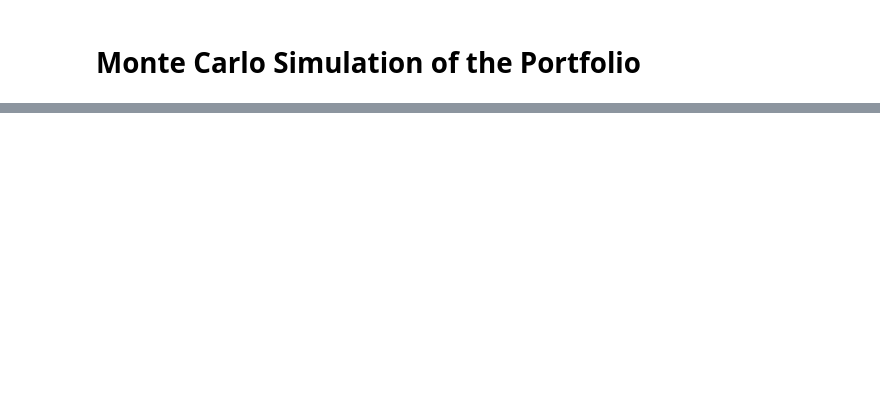
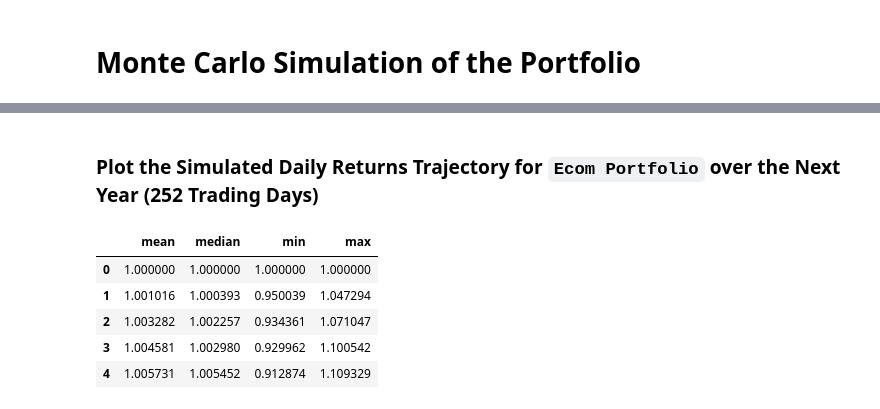
Before and after one commit to jojomani/modern_ecommerce_analysis, a Jupyter notebook: modern_ecom_analysis.ipynb, the cells around one changed output, grey strips where cells are left out. Saved outputs shown, nothing was run; the diff lists cells and outputs as text; code cells hidden in the pictures; blank space fills up the shorter version.

```diff
--- a/modern_ecom_analysis.ipynb
+++ b/modern_ecom_analysis.ipynb
@@ -464,0 +628,23 @@ one_year_simulation.plot_simulation()
+# %% [markdown]
+### Plot the Simulated Daily Returns Trajectory for `Ecom Portfolio` over the Next Year (252 Trading Days)
+# %%
+# Compute summary statistics from the simulated daily returns
+simulated_returns_data = {
+    "mean": list(one_year_simulation.simulated_return.mean(axis=1)),
+    "median": list(one_year_simulation.simulated_return.median(axis=1)),
+    "min": list(one_year_simulation.simulated_return.min(axis=1)),
+    "max": list(one_year_simulation.simulated_return.max(axis=1))
+}
+
+# Create a DataFrame with the summary statistics
+df_simulated_returns = pd.DataFrame(simulated_returns_data)
+
+# Display sample data
+df_simulated_returns.head()
+# %% [output]
+|  | mean | median | min | max |
+| 0 | 1.000000 | 1.000000 | 1.000000 | 1.000000 |
+| 1 | 1.001016 | 1.000393 | 0.950039 | 1.047294 |
+| 2 | 1.003282 | 1.002257 | 0.934361 | 1.071047 |
+| 3 | 1.004581 | 1.002980 | 0.929962 | 1.100542 |
+| 4 | 1.005731 | 1.005452 | 0.912874 | 1.109329 |
```
Also changed, not shown: parts of 41 cells of this notebook, 3 other files.
